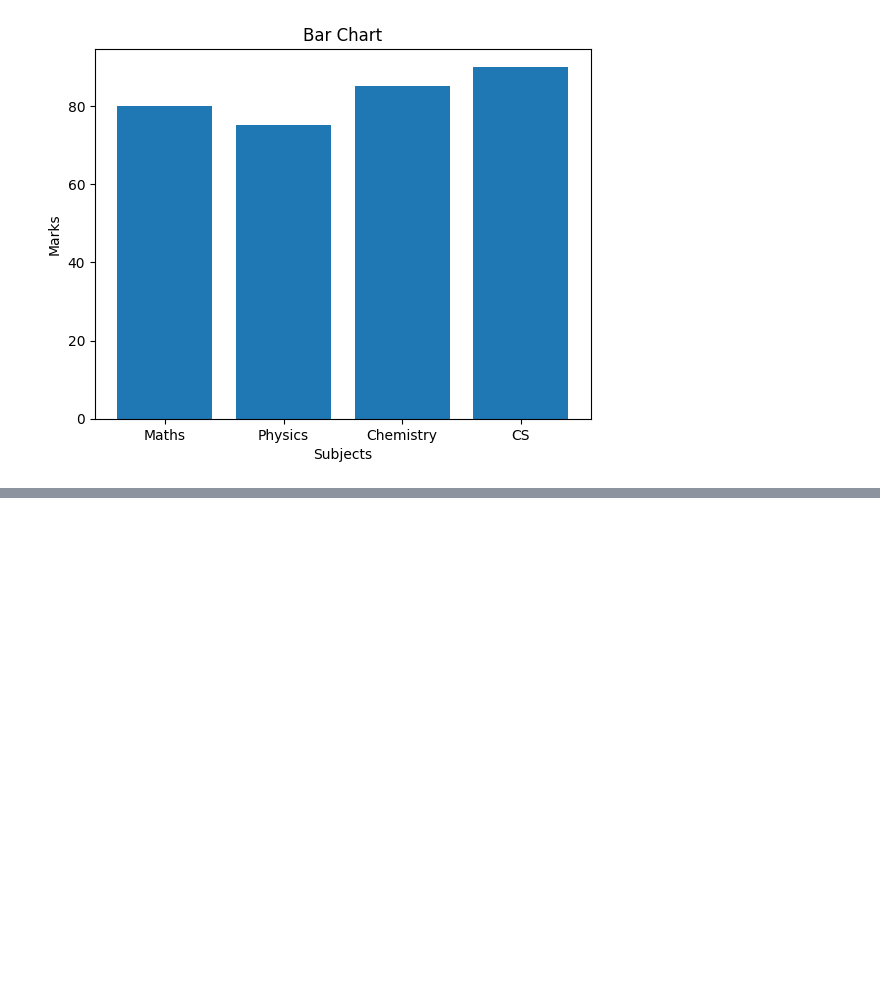
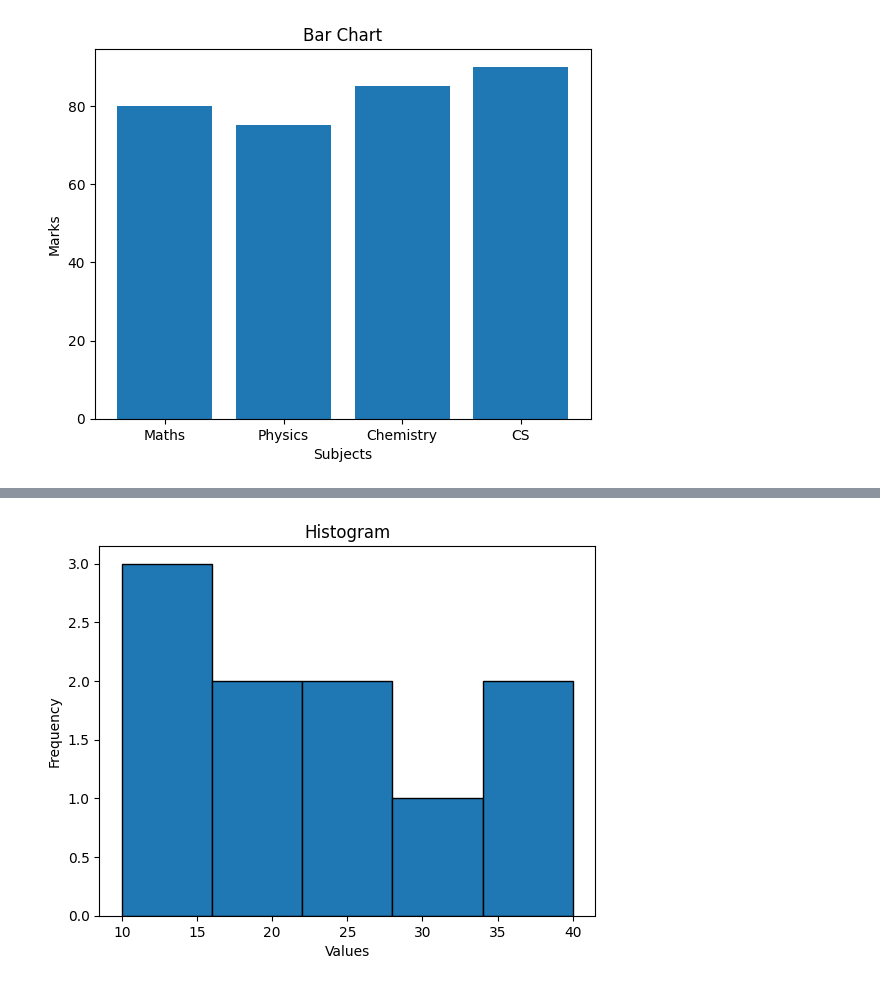
Before and after one commit to harshadikonda/2025-26_DS_AI-B_HARSHA_4109, a Jupyter notebook: Graphs.ipynb, the cells around one changed output, grey strips where cells are left out. Cells and saved outputs as stored; diff of their text form; code cells hidden in the pictures; blank space fills up the shorter version.

```diff
--- a/Graphs.ipynb
+++ b/Graphs.ipynb
@@ -37,0 +52,13 @@ plt.show()
+# %%
+#histogram
+import matplotlib.pyplot as plt
+
+data = [10, 12, 15, 18, 20, 22, 25, 30, 35, 40]
+
+plt.hist(data, bins=5, edgecolor='black')
+plt.title("Histogram")
+plt.xlabel("Values")
+plt.ylabel("Frequency")
+plt.show()
+# %% [output]
+[figure, added]
```
Also changed, not shown: parts of 2 cells of this notebook.
